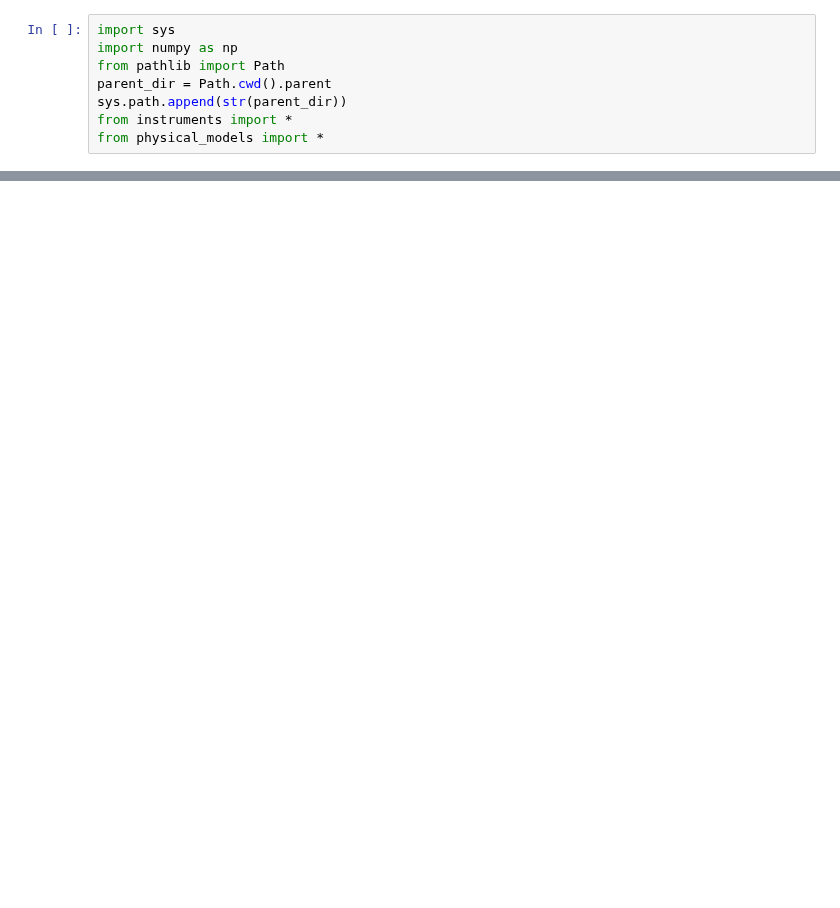
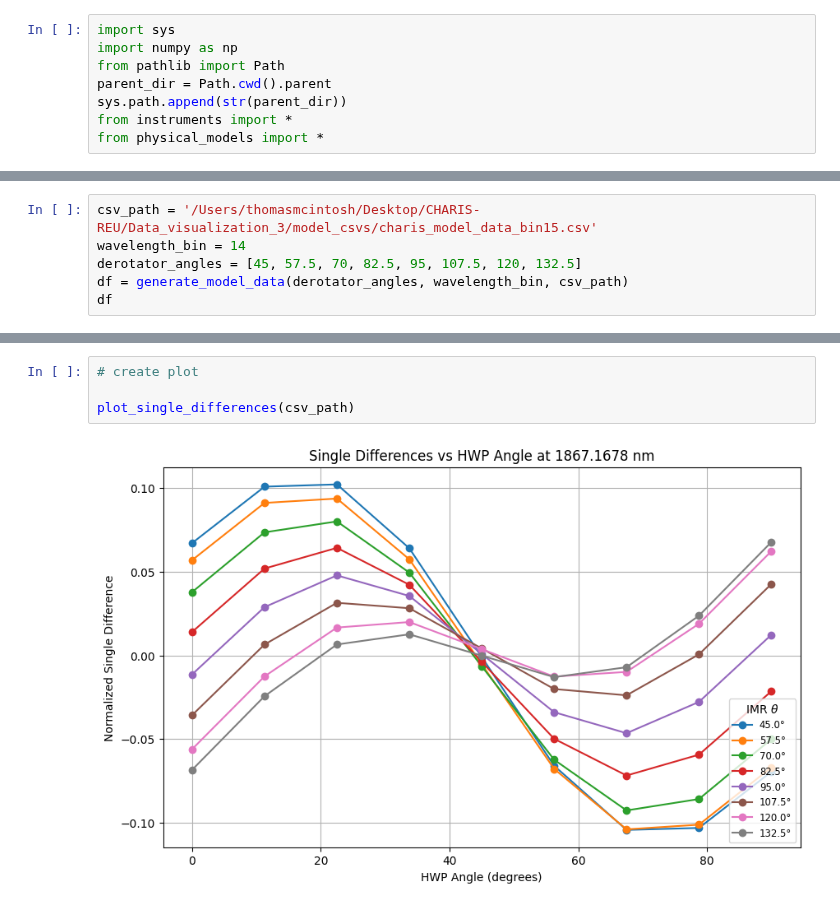
Before and after one commit to UCSB-Exoplanet-Polarimetry-Lab/pyPolCal, a Jupyter notebook: CHARIS/mueller_modeling.ipynb, the cells around one changed output, grey strips where cells are left out. Saved outputs shown, nothing was run; the diff lists cells and outputs as text; blank space fills up the shorter version.

```diff
--- a/CHARIS/mueller_modeling.ipynb
+++ b/CHARIS/mueller_modeling.ipynb
@@ -85,0 +212,6 @@ AttributeError: module 'inspect' has no attribute 'getargspec'
+# %%
+csv_path = '/Users/thomasmcintosh/Desktop/CHARIS-REU/Data_visualization_3/model_csvs/charis_model_data_bin15.csv'
+wavelength_bin = 14
+derotator_angles = [45, 57.5, 70, 82.5, 95, 107.5, 120, 132.5]
+df = generate_model_data(derotator_angles, wavelength_bin, csv_path)
+df
@@ -85,0 +232,6 @@ AttributeError: module 'inspect' has no attribute 'getargspec'
+# %%
+# create plot
+
+plot_single_differences(csv_path)
+# %% [output]
+[figure, added]
```
Also changed, not shown: parts of 7 cells of this notebook.
